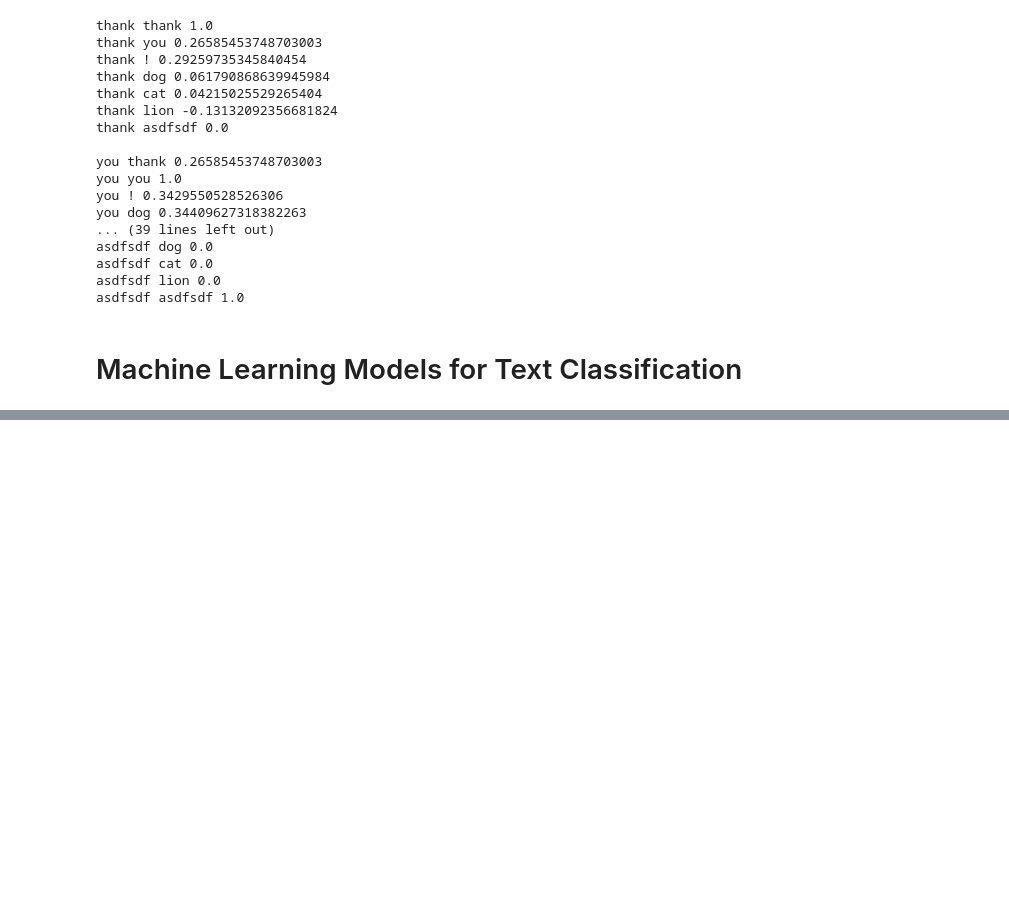
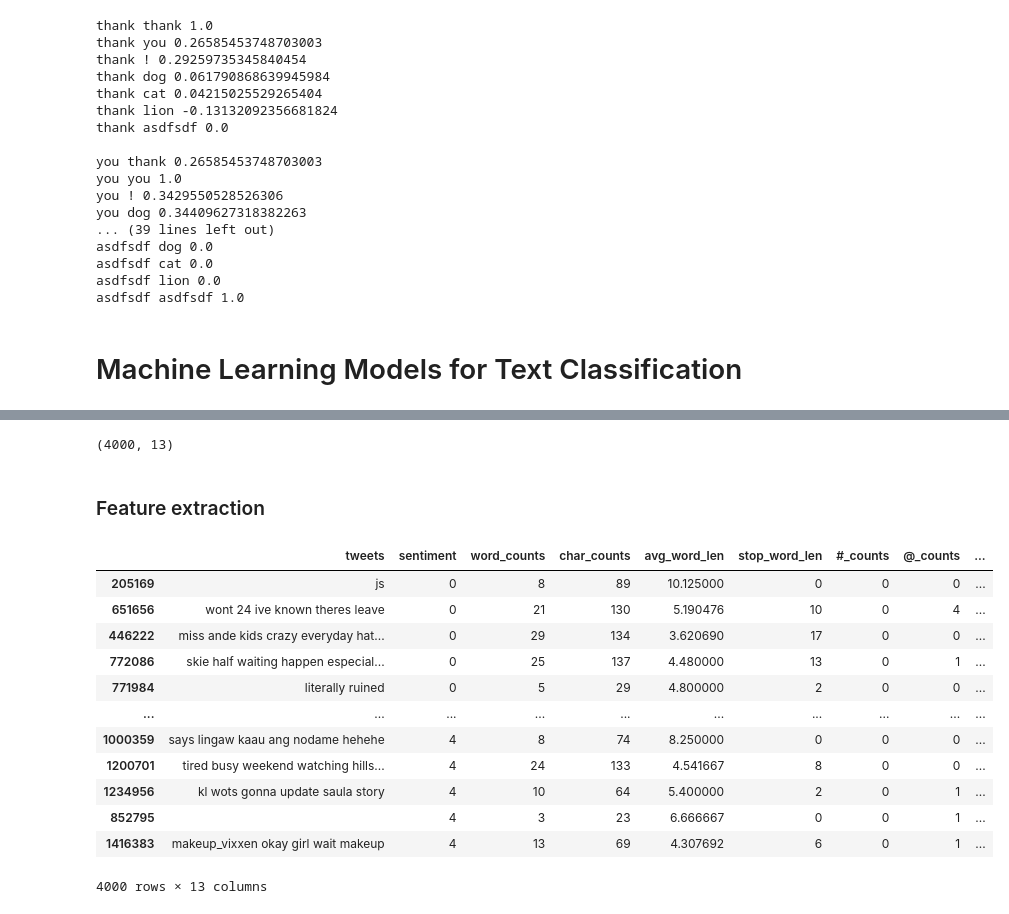
Before and after one commit to Arafat6462/NLP, a Jupyter notebook: Spacy Preprocessing.ipynb, the cells around one changed output, grey strips where cells are left out. Drawn from its saved outputs; the diff is of its cells as text; code cells hidden in the pictures; blank space fills up the shorter version.

```diff
--- a/Spacy Preprocessing.ipynb
+++ b/Spacy Preprocessing.ipynb
@@ -1193,0 +1189,28 @@ asdfsdf asdfsdf 1.0
+# %%
+# taking 2000 sample of 0 sentimant fro simplicity
+df_0 = df[df['sentiment'] == 0].sample(2000)
+df_4 = df[df['sentiment'] == 4].sample(2000)
+# %%
+dfr = df_0.append(df_4)
+# %%
+dfr.shape
+# %% [output]
+(4000, 13)
+# %% [markdown]
+### Feature extraction
+# %%
+dfr
+# %% [output]
+|  | tweets | sentiment | word_counts | char_counts | avg_word_len | stop_word_len | #_counts | @_counts | ... |
+| 205169 | js | 0 | 8 | 89 | 10.125000 | 0 | 0 | 0 | ... |
+| 651656 | wont 24 ive known theres leave | 0 | 21 | 130 | 5.190476 | 10 | 0 | 4 | ... |
+| 446222 | miss ande kids crazy everyday hat... | 0 | 29 | 134 | 3.620690 | 17 | 0 | 0 | ... |
+| 772086 | skie half waiting happen especial... | 0 | 25 | 137 | 4.480000 | 13 | 0 | 1 | ... |
+| 771984 | literally ruined | 0 | 5 | 29 | 4.800000 | 2 | 0 | 0 | ... |
+| ... | ... | ... | ... | ... | ... | ... | ... | ... | ... |
+| 1000359 | says lingaw kaau ang nodame hehehe | 4 | 8 | 74 | 8.250000 | 0 | 0 | 0 | ... |
+| 1200701 | tired busy weekend watching hills... | 4 | 24 | 133 | 4.541667 | 8 | 0 | 0 | ... |
+| 1234956 | kl wots gonna update saula story | 4 | 10 | 64 | 5.400000 | 2 | 0 | 1 | ... |
+| 852795 |  | 4 | 3 | 23 | 6.666667 | 0 | 0 | 1 | ... |
+| 1416383 | makeup_vixxen okay girl wait makeup | 4 | 13 | 69 | 4.307692 | 6 | 0 | 1 | ... |
+4000 rows × 13 columns
```
Also changed, not shown: parts of 52 cells of this notebook, 10 other files.
